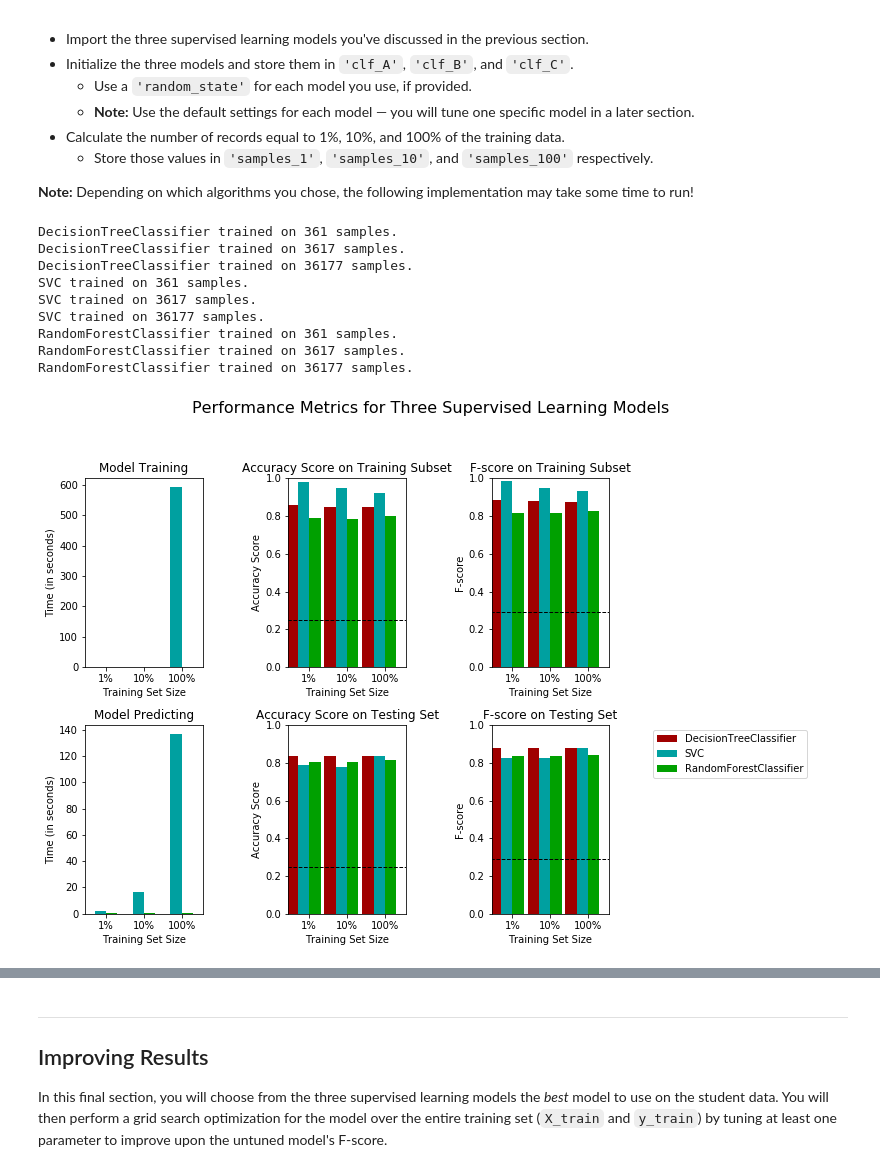
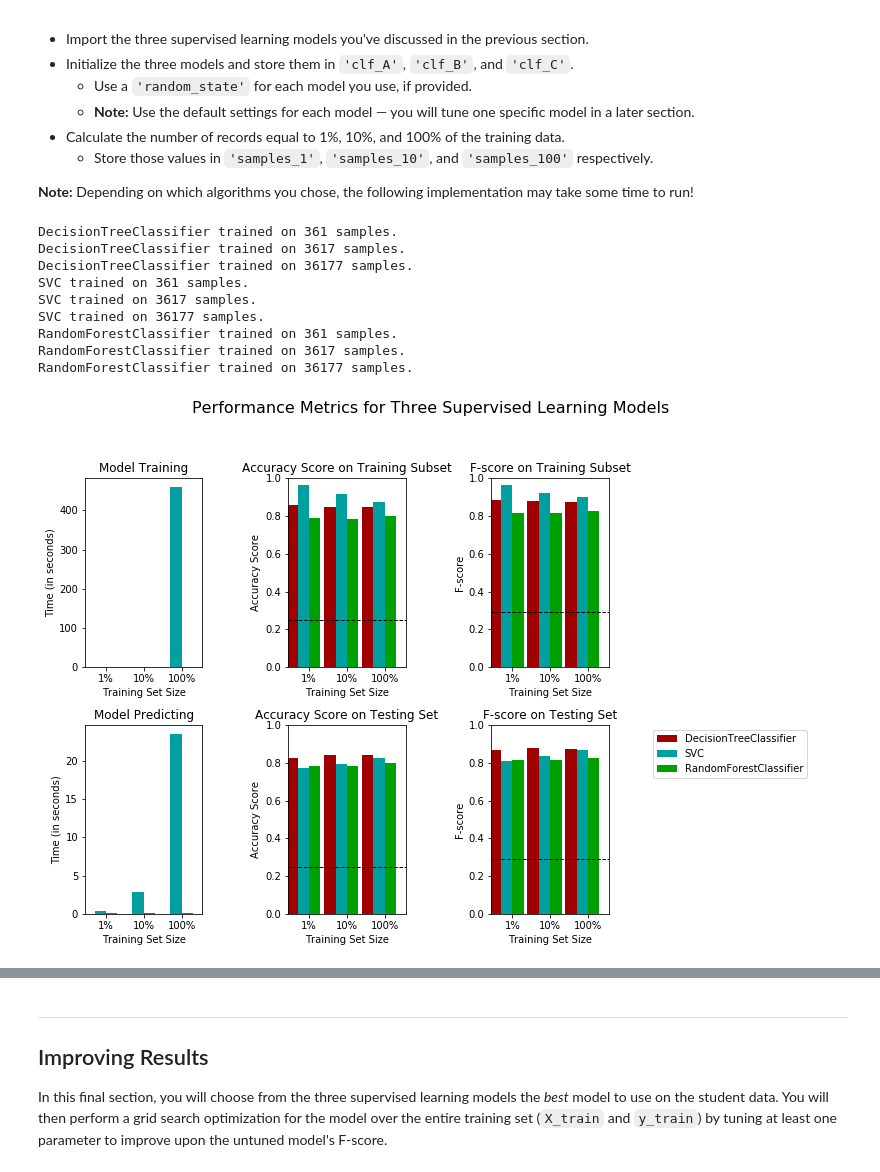
Before and after one commit to WenHsu1203/Finding-Donor, a Jupyter notebook: finding_donors.ipynb, the cells around one changed output, grey strips where cells are left out. Cells and saved outputs as stored; diff of their text form; code cells hidden in the pictures.

```diff
--- a/finding_donors.ipynb
+++ b/finding_donors.ipynb
@@ -334,11 +340,11 @@ def train_predict(learner, sample_size, X_train, y_train, X_test, y_test):
     # Calculate the training time
     results['train_time'] = end - start
 
-    # TODO: Get the predictions on the test set(X_test),
-    #       then get predictions on the first 300 training samples(X_train) using .predict()
+    # Get the predictions on the test set(X_test),
+    # then get predictions on the first 300 training samples(X_train) using .predict()
     start = time.time() # Get start time
     predictions_test = learner.predict(X_test)
-    predictions_train = learner.predict(X_train)
+    predictions_train = learner.predict(X_train[:300])
     end = time.time() # Get end time
 
     # Calculate the total prediction time
@@ -348,13 +354,13 @@ def train_predict(learner, sample_size, X_train, y_train, X_test, y_test):
     results['acc_train'] = accuracy_score(y_train[:300], predictions_train[:300])
 
     # Compute accuracy on test set using accuracy_score()
-    results['acc_test'] = accuracy_score(y_test[:300], predictions_test[:300])
+    results['acc_test'] = accuracy_score(y_test, predictions_test)
 
     # Compute F-score on the the first 300 training samples using fbeta_score()
     results['f_train'] = fbeta_score(y_train[:300], predictions_train[:300], average=None, beta=0.5)
 
     # Compute F-score on the test set which is y_test
-    results['f_test'] = fbeta_score(y_test[:300], predictions_test[:300], average=None, beta=0.5)
+    results['f_test'] = fbeta_score(y_test, predictions_test, average=None, beta=0.5)
 
     # Success
     print("{} trained on {} samples.".format(learner.__class__.__name__, sample_size))
@@ -379,36 +385,36 @@ from sklearn.svm import SVC
 from sklearn.ensemble import RandomForestClassifier
 # Initialize the three models
 clf_A = DecisionTreeClassifier(max_depth = 3,random_state=0)
-clf_B = SVC(gamma=50)
+clf_B = SVC(gamma=5)
 clf_C = RandomForestClassifier(n_estimators=100, max_depth=3, random_state=0)
 
 # Calculate the number of samples for 1%, 10%, and 100% of the training data
 # HINT: samples_100 is the entire training set i.e. len(y_train)
 # HINT: samples_10 is 10% of samples_100 (ensure to set the count of the values to be `int` and not `float`)
 # HINT: samples_1 is 1% of samples_100 (ensure to set the count of the values to be `int` and not `float`)
 samples_100 = len(y_train)
 samples_10 = (int)(samples_100/10)
 samples_1 = (int)(samples_10/10)
 
 # Collect results on the learners
 results = {}
 for clf in [clf_A, clf_B, clf_C]:
     clf_name = clf.__class__.__name__
     results[clf_name] = {}
     for i, samples in enumerate([samples_1, samples_10, samples_100]):
         results[clf_name][i] = \
         train_predict(clf, samples, X_train, y_train, X_test, y_test)
 
 # Run metrics visualization for the three supervised learning models chosen
 vs.evaluate(results, accuracy, fscore)
 # %% [output]
 DecisionTreeClassifier trained on 361 samples.
 DecisionTreeClassifier trained on 3617 samples.
 DecisionTreeClassifier trained on 36177 samples.
 SVC trained on 361 samples.
 SVC trained on 3617 samples.
 SVC trained on 36177 samples.
 RandomForestClassifier trained on 361 samples.
 RandomForestClassifier trained on 3617 samples.
 RandomForestClassifier trained on 36177 samples.
-[figure, old version]
+[figure, new version]
```
Also changed, not shown: parts of 12 cells of this notebook, 1 other file.
